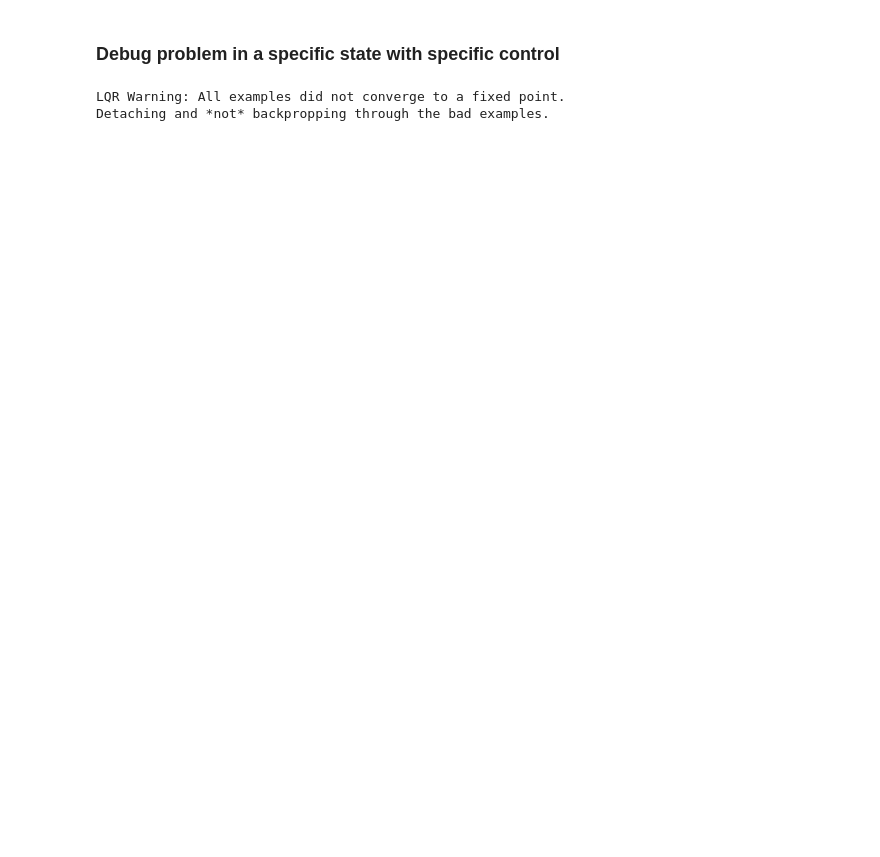
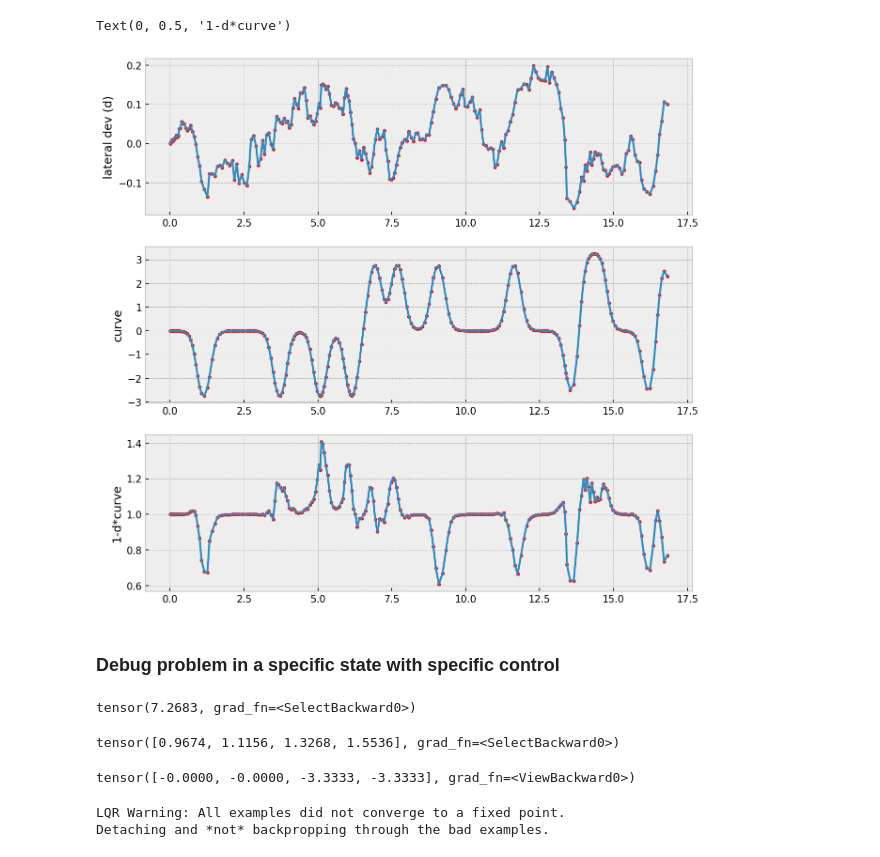
Before and after one commit to AlanLahoud/ZipMPC, a Jupyter notebook: learn_mpc_nonlinear_frenet_simple.ipynb, the cells around one changed output. Saved outputs shown, nothing was run; the diff lists cells and outputs as text; code cells hidden in the pictures; blank space fills up the shorter version.

```diff
--- a/learn_mpc_nonlinear_frenet_simple.ipynb
+++ b/learn_mpc_nonlinear_frenet_simple.ipynb
@@ -397,2 +426,30 @@ Total Arc Length: 26.8655890901819
+# %%
+curvsp = dx.curv(x_simulated[:250,0,0]).detach()
+# %%
+fig, axs = plt.subplots(3, 1, figsize=(10,10), dpi=150)
+axs[0].plot(x_simulated[:250,0,0].detach(),
+         x_simulated[:250,0,1].detach())
+axs[0].scatter(x_simulated[:250,0,0].detach(),
+         x_simulated[:250,0,1].detach(), s=10, color='red')
+axs[0].set_ylabel('lateral dev (d)')
+
+axs[1].plot(x_simulated[:250,0,0].detach(),
+         curvsp)
+axs[1].scatter(x_simulated[:250,0,0].detach(),
+         curvsp, s=10, color='red')
+axs[1].set_ylabel('curve')
+
+axs[2].plot(x_simulated[:250,0,0].detach(),
+         1 - curvsp*x_simulated[:250,0,1].detach())
+axs[2].scatter(x_simulated[:250,0,0].detach(),
+         1 - curvsp*x_simulated[:250,0,1].detach(), s=10, color='red')
+axs[2].set_ylabel('1-d*curve')
+# %% [output]
+Text(0, 0.5, '1-d*curve')
+[figure, added]
 # %% [markdown]
 ### Debug problem in a specific state with specific control
+# %%
+x_simulated[95,0,0]
+# %% [output]
+tensor(7.2683, grad_fn=<SelectBackward0>)
@@ -399 +458,9 @@ Total Arc Length: 26.8655890901819
+# %%
+x_simulated[21:25,0,0]
+# %% [output]
+tensor([0.9674, 1.1156, 1.3268, 1.5536], grad_fn=<SelectBackward0>)
+# %%
+dx.curv(x_simulated[22:26,0,0])
+# %% [output]
+tensor([-0.0000, -0.0000, -3.3333, -3.3333], grad_fn=<ViewBackward0>)
 # %%
```
Also changed, not shown: parts of 34 cells of this notebook, 1 other file.
